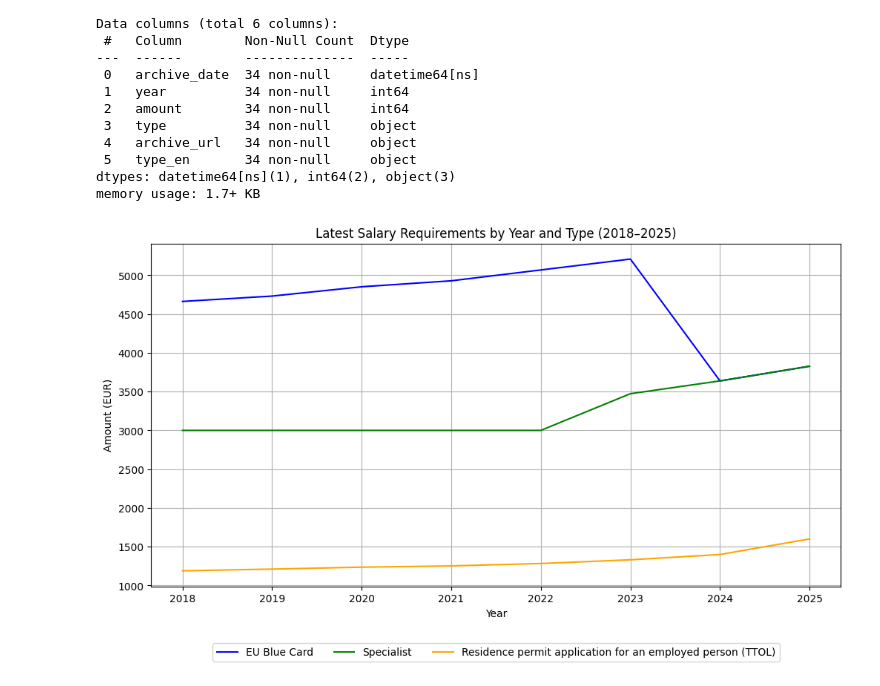
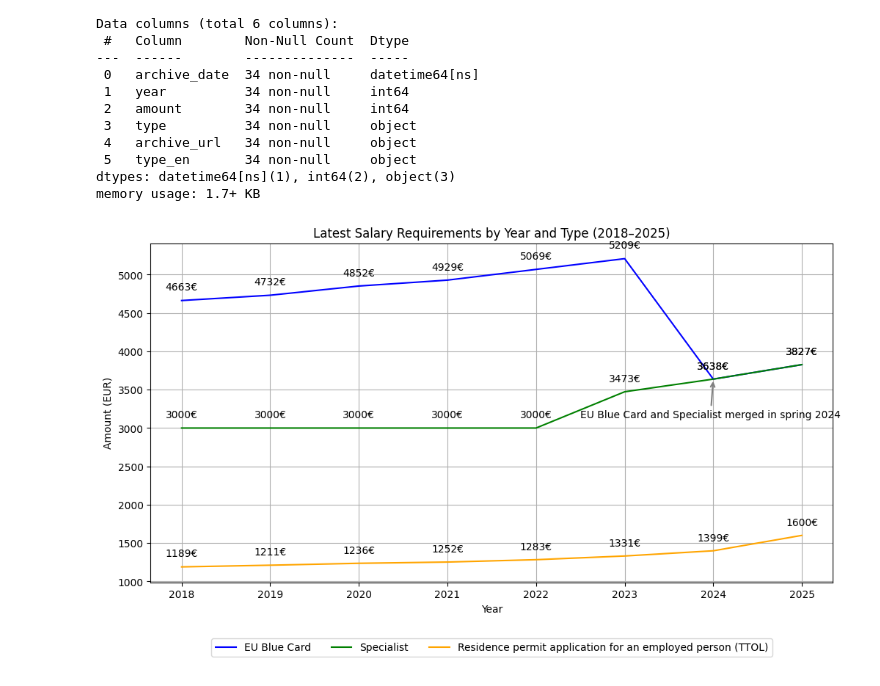
Before and after one commit to armanatory/DATA-MigriAnalysis, a Jupyter notebook: notebooks/Migri_Salary_Comparison_2018_2025.ipynb, the cells around one changed output. Cells and saved outputs as stored; diff of their text form; code cells hidden in the pictures.

Commit message:
Add anotation to the chart

```diff
--- a/notebooks/Migri_Salary_Comparison_2018_2025.ipynb
+++ b/notebooks/Migri_Salary_Comparison_2018_2025.ipynb
@@ -66,29 +66,38 @@ memory usage: 1.7+ KB
 # %%
 # Sort by year and archive_date to get the latest entry for each year
 latest_salaries_df = min_salaries_df.sort_values(by=['year', 'archive_date'], ascending=[True, False]).drop_duplicates(subset=['year', 'type'])
 
 # Define colors for each type
 colors_dic = {
     'EU Blue Card': 'blue',
     'Specialist': 'green',
     'Residence permit application for an employed person (TTOL)': 'orange'
 }
 
 # Plot the data
 plt.figure(figsize=(12, 6))
 for key, grp in latest_salaries_df.groupby('type_en'):
     plt.plot(grp['year'], grp['amount'], label=key, color=colors_dic[key])
+    for _, row in grp.iterrows():
+        plt.annotate(f"{row['amount']}€", (row['year'], row['amount']), textcoords="offset points", xytext=(0,10), ha='center')
+
+for _, row in latest_salaries_df.iterrows():
+    if row['year'] == 2024 and row['type_en'] == 'Specialist':
+        plt.annotate(f"EU Blue Card and Specialist merged in spring 2024",
+                     xy=(row['year'], row['amount']),
+                     xytext=(row['year'] - 1.5, row['amount'] - 500),
+                     arrowprops=dict(arrowstyle='->', lw=1.5, color='gray'))
 
 plt.xlabel('Year')
 plt.ylabel('Amount (EUR)')
 plt.title('Latest Salary Requirements by Year and Type (2018–2025)')
 
 # Custom legend order
 handles, labels = plt.gca().get_legend_handles_labels()
 order = [labels.index('EU Blue Card'), labels.index('Specialist'), labels.index('Residence permit application for an employed person (TTOL)')]
 plt.legend([handles[idx] for idx in order], [labels[idx] for idx in order], bbox_to_anchor=(0.5, -0.15), loc='upper center', ncol=3)
 
 plt.grid(True)
 plt.show()
 # %% [output]
-[figure, old version]
+[figure, new version]
```
